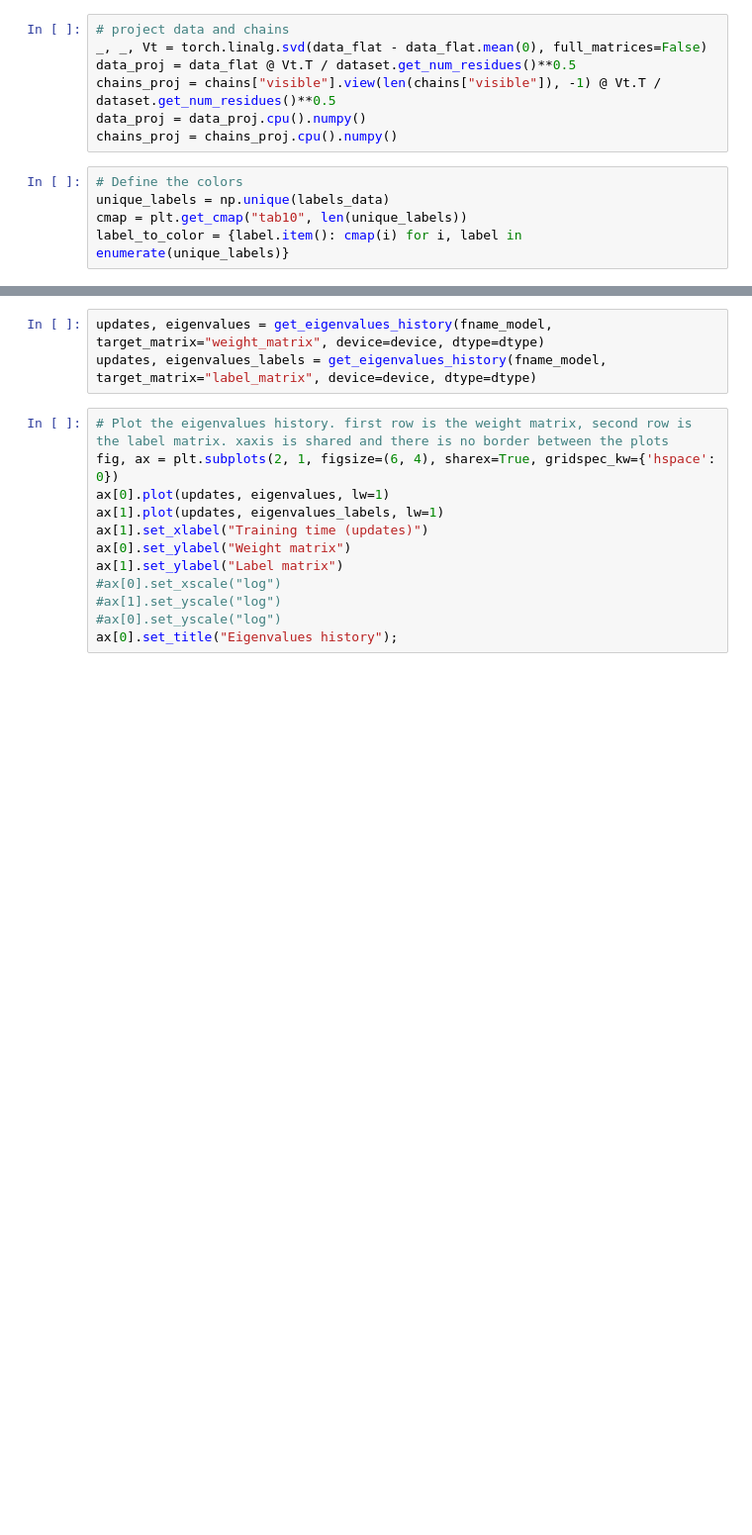
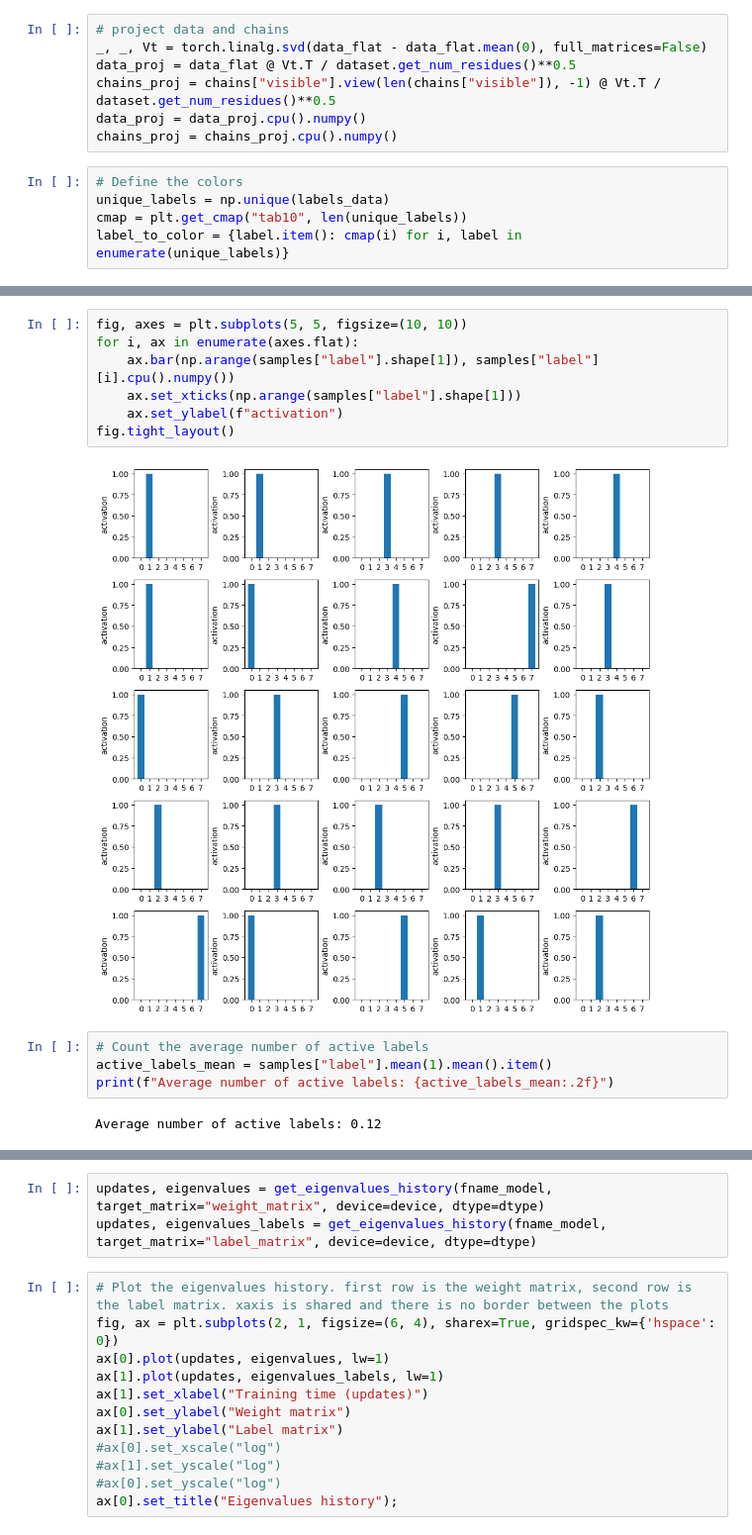
Before and after one commit to rossetl/annaDCA, a Jupyter notebook: develop.ipynb, the cells around one changed output, grey strips where cells are left out. Shown at 99% size. Cells and saved outputs as stored; diff of their text form; blank space fills up the shorter version.

```diff
--- a/develop.ipynb
+++ b/develop.ipynb
@@ -82,0 +118,15 @@ fig = plot_PCA(
+# %%
+fig, axes = plt.subplots(5, 5, figsize=(10, 10))
+for i, ax in enumerate(axes.flat):
+    ax.bar(np.arange(samples["label"].shape[1]), samples["label"][i].cpu().numpy())
+    ax.set_xticks(np.arange(samples["label"].shape[1]))
+    ax.set_ylabel(f"activation")
+fig.tight_layout()
+# %% [output]
+[figure, added]
+# %%
+# Count the average number of active labels
+active_labels_mean = samples["label"].mean(1).mean().item()
+print(f"Average number of active labels: {active_labels_mean:.2f}")
+# %% [output]
+Average number of active labels: 0.12
```
Also changed, not shown: parts of 15 cells of this notebook, 12 other files.
